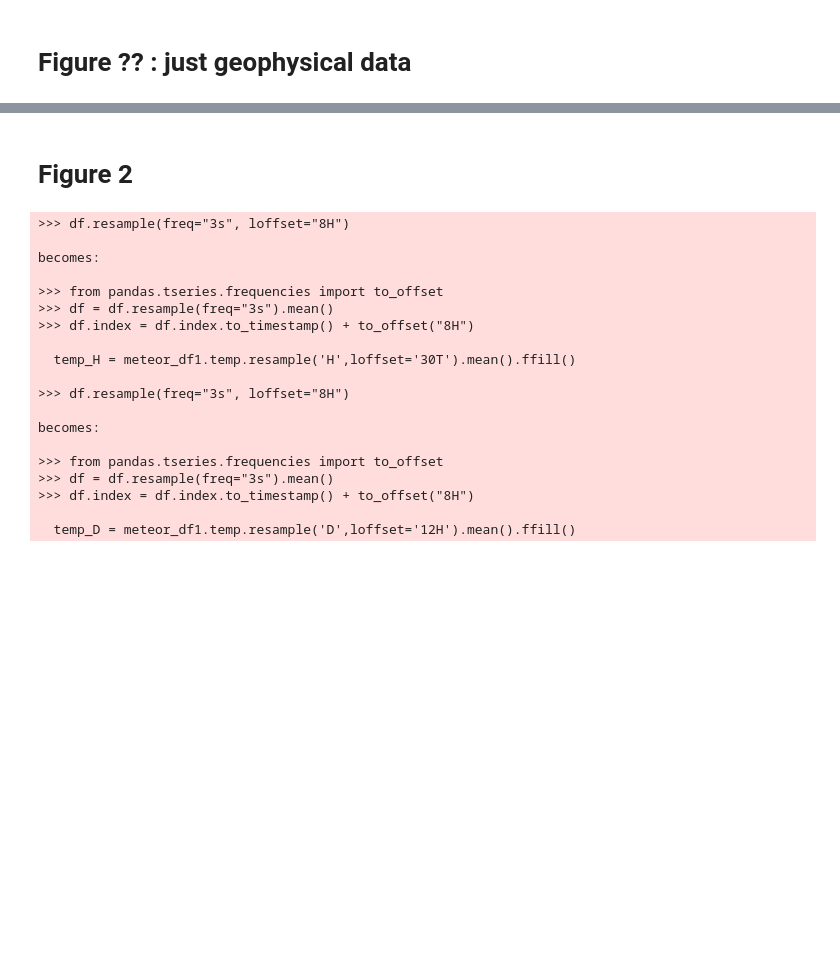
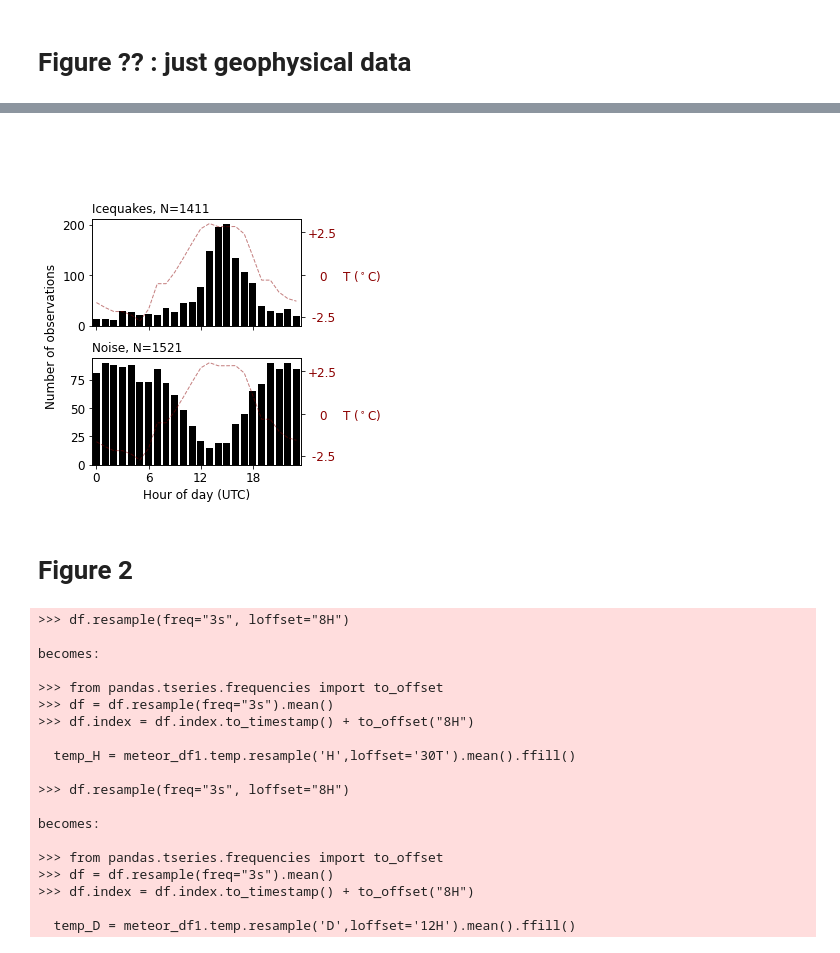
Before and after one commit to tsawi/Unsupervised_ML_Gornergletscher, a Jupyter notebook: notebooks/plotFigures1-4.ipynb, the cells around one changed output, grey strips where cells are left out. Saved outputs shown, nothing was run; the diff lists cells and outputs as text; code cells hidden in the pictures; blank space fills up the shorter version.

```diff
--- a/notebooks/plotFigures1-4.ipynb
+++ b/notebooks/plotFigures1-4.ipynb
@@ -556,0 +682,3 @@ for gps_dff in gps_df_list:
+# %%
+dtf = pd.DateOffset(1) #offset pink labels above date bars
+dailyTempDiff = getDailyTempDiff(meteor_df,**plt_kwargs)
@@ -557,3 +705,39 @@ for gps_dff in gps_df_list:
+# %%
+plt.rcParams.update({'font.size': 12})
+
+title = f'Icequakes, N={len(cat00)}'
+
+titleN = f'Noise, N={len(cat00N)}'
+
+
+fig,axes = plt.subplots(figsize = (width1,height1))#,sharex=True,constrained_layout=True)
+gs = gridspec.GridSpec(2,1)
+
+gs.update(wspace=2, hspace=.3)
+
+### plot hourly
+ax = plt.subplot(gs[0])
+ax.set_title(title,loc='left',fontsize=12)
+figureFunctions2.plotHourBar(cat00,1,dailyTempDiff,ax=ax,labelpad=10,**plt_kwargs)
+ax.set_xlabel('')
+ax.set_xticklabels('')
+ax.set_ylabel('Number of observations                                 ')
+
+
+
+
+
+
+ax = plt.subplot(gs[1])
+ax.set_title(titleN,loc='left',fontsize=12)
+#plot Bars
+figureFunctions2.plotHourBar(cat00N,1,dailyTempDiff,ax=ax,labelpad=10,**plt_kwargs)
+ax.set_xlabel('Hour of day (UTC)')
+
+
+plt.savefig(pathFig + f'Figure_Hour.pdf',bbox_inches='tight')
+# %% [output]
+[figure, added]
 # %% [markdown]
 # Figure 2
 # %%
```
Also changed, not shown: parts of 12 cells of this notebook, 6 other files.
